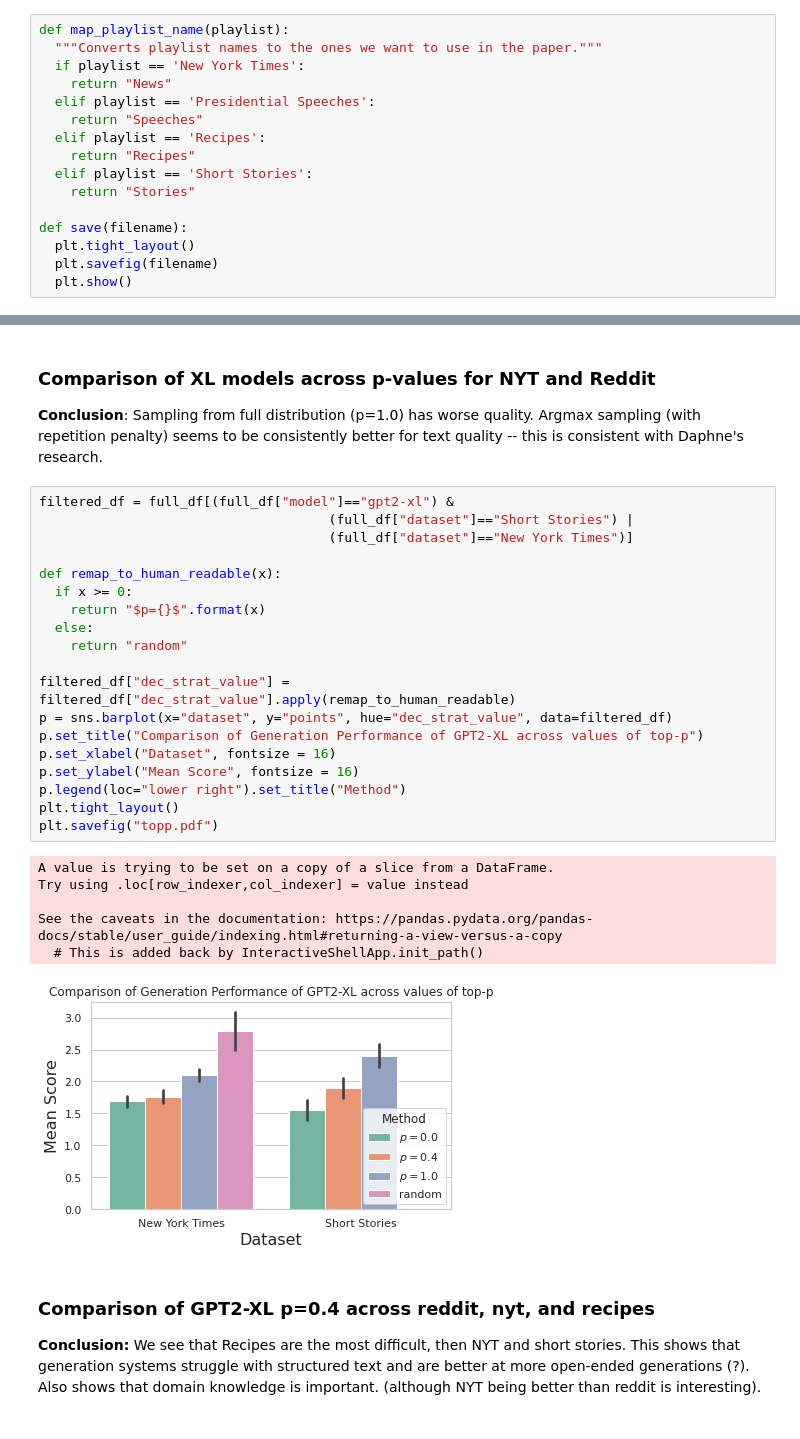
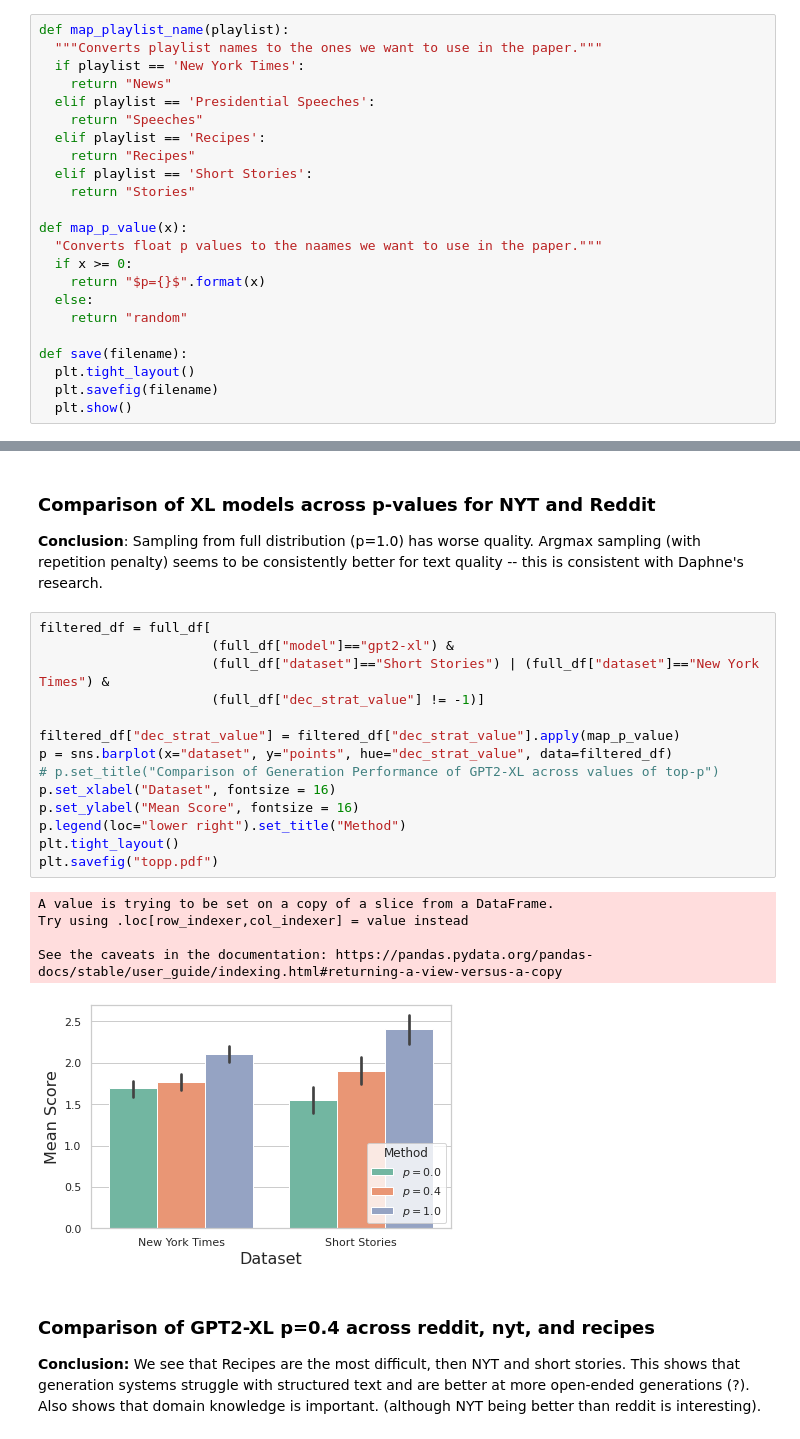
Before and after one commit to kirubarajan/roft, a Jupyter notebook: annotation/analysis/research.ipynb, the cells around one changed output, grey strips where cells are left out. Cells and saved outputs as stored; diff of their text form.

Commit message:
Updated the bar graph rendering code.

```diff
--- a/annotation/analysis/research.ipynb
+++ b/annotation/analysis/research.ipynb
@@ -387,6 +387,13 @@ def map_playlist_name(playlist):
   elif playlist == 'Short Stories':
     return "Stories"
 
+def map_p_value(x):
+  "Converts float p values to the naames we want to use in the paper."""
+  if x >= 0:
+    return "$p={}$".format(x)
+  else:
+    return "random"
+
 def save(filename):
   plt.tight_layout()
   plt.savefig(filename)
@@ -602,31 +587,25 @@ per_p_df
 
 **Conclusion**: Sampling from full distribution (p=1.0) has worse quality. Argmax sampling (with repetition penalty) seems to be consistently better for text quality -- this is consistent with Daphne's research.
 # %%
-filtered_df = full_df[(full_df["model"]=="gpt2-xl") &
-                                     (full_df["dataset"]=="Short Stories") |
-                                     (full_df["dataset"]=="New York Times")]
+filtered_df = full_df[
+                      (full_df["model"]=="gpt2-xl") &
+                      (full_df["dataset"]=="Short Stories") | (full_df["dataset"]=="New York Times") &
+                      (full_df["dec_strat_value"] != -1)]
 
-def remap_to_human_readable(x):
-  if x >= 0:
-    return "$p={}$".format(x)
-  else:
-    return "random"
-
-filtered_df["dec_strat_value"] = filtered_df["dec_strat_value"].apply(remap_to_human_readable)
+filtered_df["dec_strat_value"] = filtered_df["dec_strat_value"].apply(map_p_value)
 p = sns.barplot(x="dataset", y="points", hue="dec_strat_value", data=filtered_df)
-p.set_title("Comparison of Generation Performance of GPT2-XL across values of top-p")
+# p.set_title("Comparison of Generation Performance of GPT2-XL across values of top-p")
 p.set_xlabel("Dataset", fontsize = 16)
 p.set_ylabel("Mean Score", fontsize = 16)
 p.legend(loc="lower right").set_title("Method")
 plt.tight_layout()
 plt.savefig("topp.pdf")
 # %% [output]
 A value is trying to be set on a copy of a slice from a DataFrame.
 Try using .loc[row_indexer,col_indexer] = value instead
 
 See the caveats in the documentation: https://pandas.pydata.org/pandas-docs/stable/user_guide/indexing.html#returning-a-view-versus-a-copy
-  # This is added back by InteractiveShellApp.init_path()
-[figure, old version]
+[figure, new version]
 # %% [markdown]
 ### Comparison of GPT2-XL p=0.4 across reddit, nyt, and recipes
 
```
Also changed, not shown: parts of 3 cells of this notebook.
